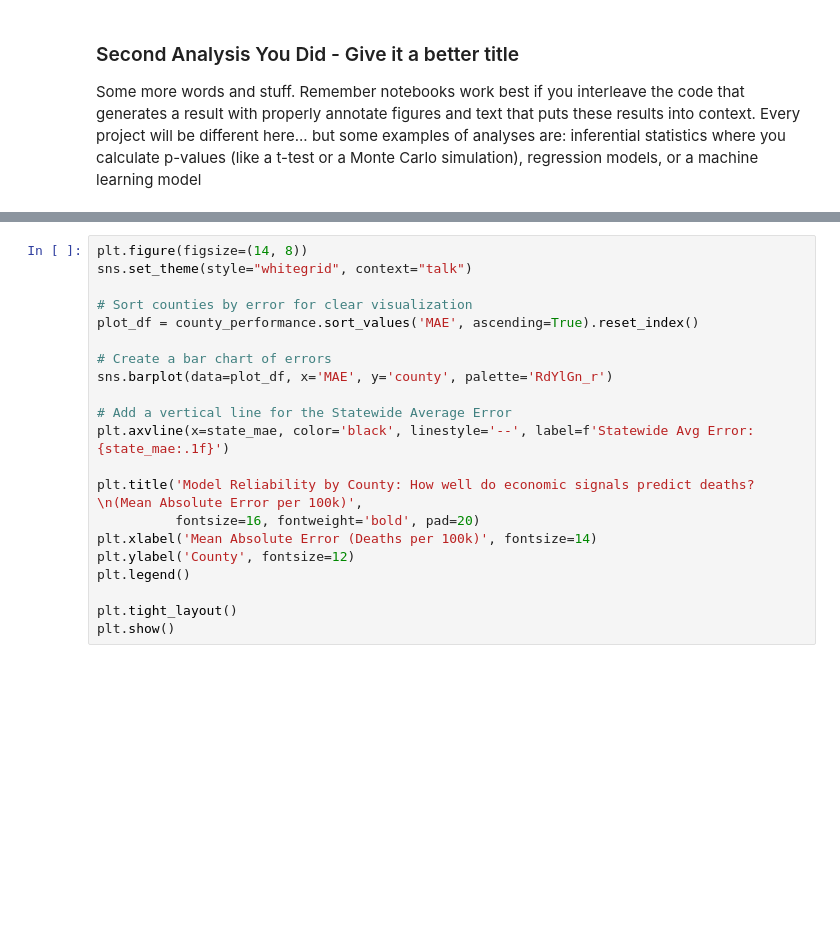
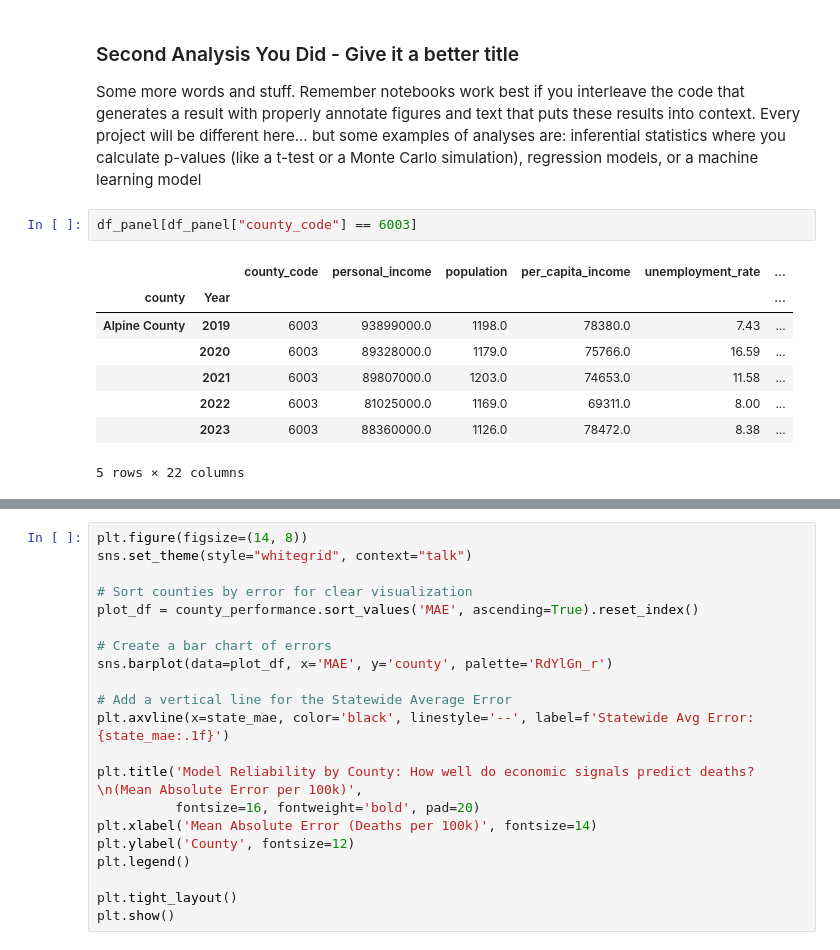
Before and after one commit to COGS108/Group078_WI26, a Jupyter notebook: 03-FinalProject.ipynb, the cells around one changed output, grey strips where cells are left out. Drawn from its saved outputs; the diff is of its cells as text; blank space fills up the shorter version.

```diff
--- a/03-FinalProject.ipynb
+++ b/03-FinalProject.ipynb
@@ -1768,4 +1774,15 @@ plt.show()
 ### Second Analysis You Did - Give it a better title
 
 Some more words and stuff.  Remember notebooks work best if you interleave the code that generates a result with properly annotate figures and text that puts these results into context.  Every project will be different here... but some examples of analyses are: inferential statistics where you calculate p-values (like a t-test or a Monte Carlo simulation), regression models, or a machine learning model
+# %%
+df_panel[df_panel["county_code"] == 6003]
+# %% [output]
+|  |  | county_code | personal_income | population | per_capita_income | unemployment_rate | ... |
+| county | Year |  |  |  |  |  | ... |
+| Alpine County | 2019 | 6003 | 93899000.0 | 1198.0 | 78380.0 | 7.43 | ... |
+|  | 2020 | 6003 | 89328000.0 | 1179.0 | 75766.0 | 16.59 | ... |
+|  | 2021 | 6003 | 89807000.0 | 1203.0 | 74653.0 | 11.58 | ... |
+|  | 2022 | 6003 | 81025000.0 | 1169.0 | 69311.0 | 8.00 | ... |
+|  | 2023 | 6003 | 88360000.0 | 1126.0 | 78472.0 | 8.38 | ... |
+5 rows × 22 columns
 # %%
```
Also changed, not shown: parts of 26 cells of this notebook.
